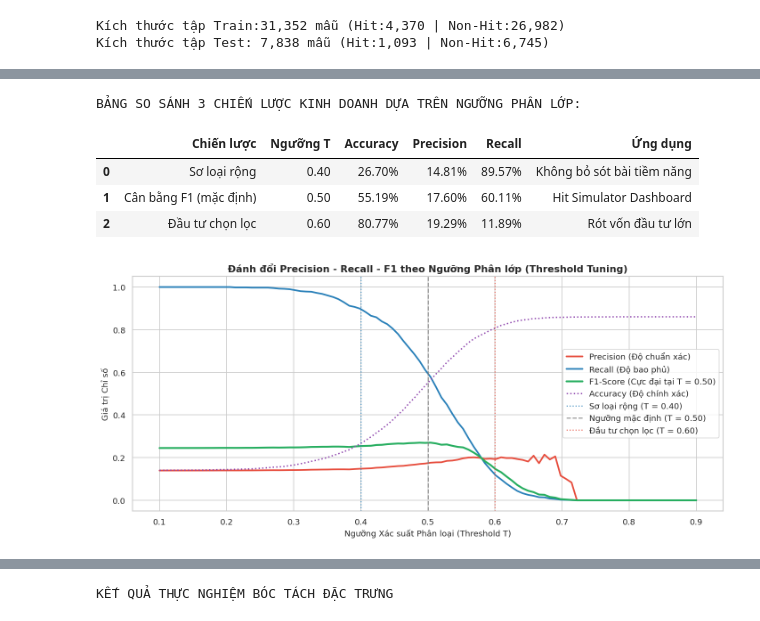
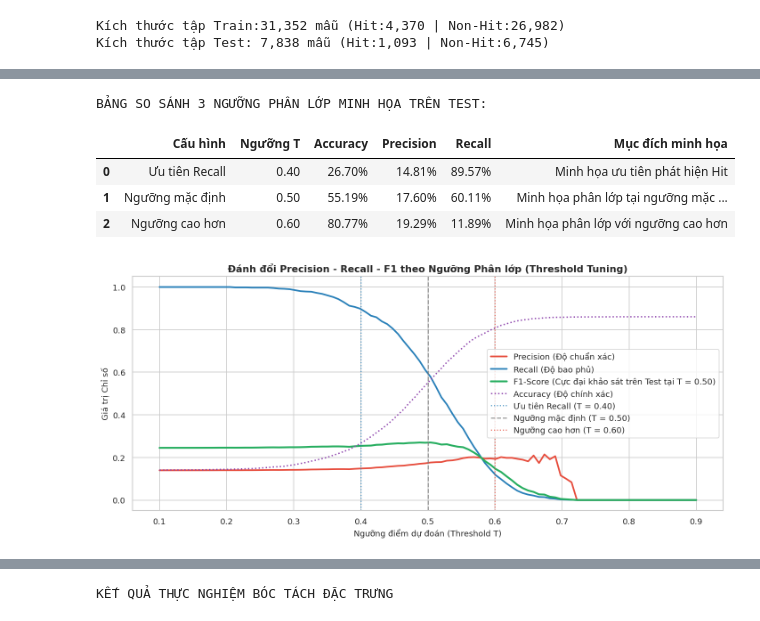
Before and after one commit to lyhiahan/Spotify_Audio_Trends_Analytics, a Jupyter notebook: notebooks/03_model.ipynb, the cells around one changed output, grey strips where cells are left out. Saved outputs shown, nothing was run; the diff lists cells and outputs as text; code cells hidden in the pictures.

```diff
--- a/notebooks/03_model.ipynb
+++ b/notebooks/03_model.ipynb
@@ -386,53 +448,53 @@ best_idx=np.argmax(f1_list)
 opt_threshold=threshold_range[best_idx]
 best_f1=f1_list[best_idx]
 
-# 2. Xây dựng bảng 3 chiến lược kinh doanh
+# 2. So sánh 3 ngưỡng minh họa trên tập Test
 target_thresholds=[0.40, 0.50, 0.60]
-strat_names=['Sơ loại rộng', 'Cân bằng F1 (mặc định)', 'Đầu tư chọn lọc']
+strat_names=['Ưu tiên Recall', 'Ngưỡng mặc định', 'Ngưỡng cao hơn']
 strat_apps=[
-    'Không bỏ sót bài tiềm năng',
-    'Hit Simulator Dashboard',
-    'Rót vốn đầu tư lớn'
+    'Minh họa ưu tiên phát hiện Hit',
+    'Minh họa phân lớp tại ngưỡng mặc định',
+    'Minh họa phân lớp với ngưỡng cao hơn'
 ]
 
 strat_rows=[]
 for name, t_val, app in zip(strat_names, target_thresholds, strat_apps):
     p_t=(y_proba >= t_val).astype(int)
     strat_rows.append({
-        'Chiến lược':name,
+        'Cấu hình':name,
         'Ngưỡng T':f"{t_val:.2f}",
         'Accuracy':f"{accuracy_score(y_test, p_t)*100:.2f}%",
         'Precision':f"{precision_score(y_test, p_t, zero_division=0)*100:.2f}%",
         'Recall': f"{recall_score(y_test, p_t, zero_division=0)*100:.2f}%",
-        'Ứng dụng': app
+        'Mục đích minh họa': app
     })
 
 df_strategies = pd.DataFrame(strat_rows)
-print("BẢNG SO SÁNH 3 CHIẾN LƯỢC KINH DOANH DỰA TRÊN NGƯỠNG PHÂN LỚP:")
+print("BẢNG SO SÁNH 3 NGƯỠNG PHÂN LỚP MINH HỌA TRÊN TEST:")
 display(df_strategies)
 
 # 3. Trực quan hóa Precision - Recall - F1 Trade-off Curve
 plt.figure(figsize=(12, 5.5))
 plt.plot(threshold_range, precisions, color='#e74c3c', lw=2.2, label='Precision (Độ chuẩn xác)')
 plt.plot(threshold_range, recalls, color='#2980b9', lw=2.2, label='Recall (Độ bao phủ)')
-plt.plot(threshold_range, f1_list, color='#27ae60', lw=2.5, linestyle='-', label=f'F1-Score (Cực đại tại T = {opt_threshold:.2f})')
+plt.plot(threshold_range, f1_list, color='#27ae60', lw=2.5, linestyle='-', label=f'F1-Score (Cực đại khảo sát trên Test tại T = {opt_threshold:.2f})')
 plt.plot(threshold_range, accuracies, color='#8e44ad', lw=1.8, linestyle=':', label='Accuracy (Độ chính xác)')
 
-plt.axvline(x=0.40, color='#2980b9', linestyle=':', alpha=0.8, label='Sơ loại rộng (T = 0.40)')
+plt.axvline(x=0.40, color='#2980b9', linestyle=':', alpha=0.8, label='Ưu tiên Recall (T = 0.40)')
 plt.axvline(x=0.50, color='gray', linestyle='--', alpha=0.8, label='Ngưỡng mặc định (T = 0.50)')
-plt.axvline(x=0.60, color='#e74c3c', linestyle=':', alpha=0.8, label='Đầu tư chọn lọc (T = 0.60)')
+plt.axvline(x=0.60, color='#e74c3c', linestyle=':', alpha=0.8, label='Ngưỡng cao hơn (T = 0.60)')
 
 plt.title("Đánh đổi Precision - Recall - F1 theo Ngưỡng Phân lớp (Threshold Tuning)", fontsize=13, fontweight='bold')
-plt.xlabel("Ngưỡng Xác suất Phân loại (Threshold T)")
+plt.xlabel("Ngưỡng điểm dự đoán (Threshold T)")
 plt.ylabel("Giá trị Chỉ số")
 plt.legend(loc='center right', frameon=True)
 plt.tight_layout()
 plt.show()
 # %% [output]
-BẢNG SO SÁNH 3 CHIẾN LƯỢC KINH DOANH DỰA TRÊN NGƯỠNG PHÂN LỚP:
+BẢNG SO SÁNH 3 NGƯỠNG PHÂN LỚP MINH HỌA TRÊN TEST:
-|  | Chiến lược | Ngưỡng T | Accuracy | Precision | Recall | Ứng dụng |
-| 0 | Sơ loại rộng | 0.40 | 26.70% | 14.81% | 89.57% | Không bỏ sót bài tiềm năng |
-| 1 | Cân bằng F1 (mặc định) | 0.50 | 55.19% | 17.60% | 60.11% | Hit Simulator Dashboard |
-| 2 | Đầu tư chọn lọc | 0.60 | 80.77% | 19.29% | 11.89% | Rót vốn đầu tư lớn |
+|  | Cấu hình | Ngưỡng T | Accuracy | Precision | Recall | Mục đích minh họa |
+| 0 | Ưu tiên Recall | 0.40 | 26.70% | 14.81% | 89.57% | Minh họa ưu tiên phát hiện Hit |
+| 1 | Ngưỡng mặc định | 0.50 | 55.19% | 17.60% | 60.11% | Minh họa phân lớp tại ngưỡng mặc ... |
+| 2 | Ngưỡng cao hơn | 0.60 | 80.77% | 19.29% | 11.89% | Minh họa phân lớp với ngưỡng cao hơn |
-[figure, old version]
+[figure, new version]
 # %% [markdown]
```
Also changed, not shown: parts of 25 cells of this notebook.
